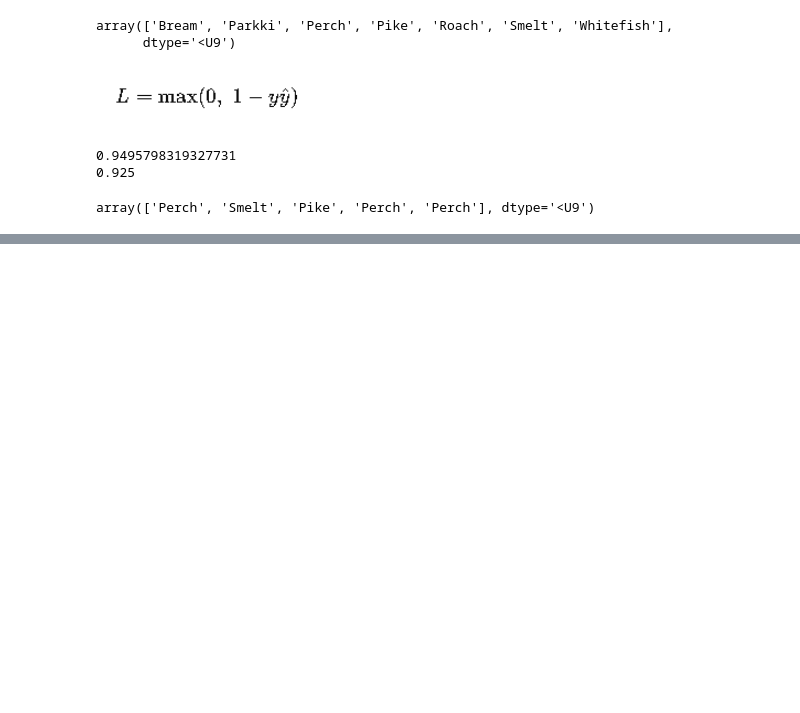
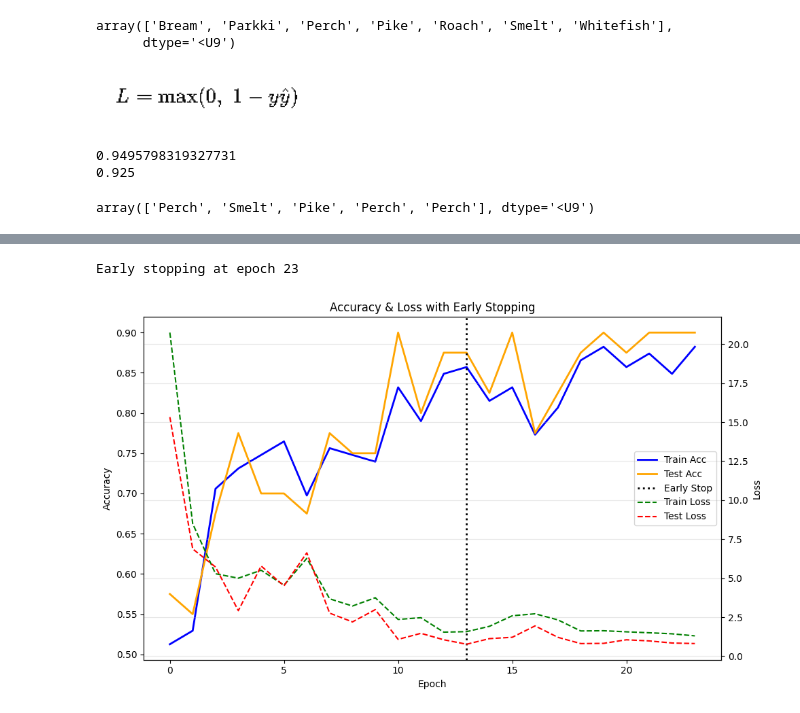
Before and after one commit to lumizel/AI_26, a Jupyter notebook: 04_02_확률적경사하강법.ipynb, the cells around one changed output, grey strips where cells are left out. Drawn from its saved outputs; the diff is of its cells as text; code cells hidden in the pictures; blank space fills up the shorter version.

```diff
--- a/04_02_확률적경사하강법.ipynb
+++ b/04_02_확률적경사하강법.ipynb
@@ -378,0 +463,75 @@ array(['Perch', 'Smelt', 'Pike', 'Perch', 'Perch'], dtype='<U9')
+# %%
+patience = 10
+best_loss = float('inf')
+patience_counter = 0
+early_stop_epoch = 0
+
+train_score_early = []
+test_score_early = []
+train_loss_early = []
+test_loss_early = []
+
+sc_hinge_test_early = SGDClassifier(loss='hinge', max_iter=1, tol=None, random_state=42)
+
+for epoch in range(300):
+    sc_hinge_test_early.partial_fit(train_scaled, train_target, classes=classes)
+
+    # accuracy 저장
+    train_score_early.append(sc_hinge_test_early.score(train_scaled, train_target))
+    test_score_early.append(sc_hinge_test_early.score(test_scaled, test_target))
+
+    # loss 계산
+    train_decision_early = sc_hinge_test_early.decision_function(train_scaled)
+    test_decision_early = sc_hinge_test_early.decision_function(test_scaled)
+
+    current_test_loss = hinge_loss(test_target, test_decision_early)
+    train_loss_early.append(hinge_loss(train_target, train_decision_early))
+    test_loss_early.append(current_test_loss)
+
+    # Early Stopping 체크
+    if current_test_loss < best_loss:
+        best_loss = current_test_loss
+        patience_counter = 0
+        early_stop_epoch = epoch
+    else:
+        patience_counter += 1
+
+    if patience_counter >= patience:
+        print(f"Early stopping at epoch {epoch}")
+        break
+# %% [output]
+Early stopping at epoch 23
+# %%
+fig, ax1 = plt.subplots(figsize=(10,6))
+
+# Accuracy
+ax1.plot(train_score_early, color='blue', linewidth=2, label='Train Acc')
+ax1.plot(test_score_early, color='orange', linewidth=2, label='Test Acc')
+
+# Early stopping 세로선
+ax1.axvline(x=early_stop_epoch,
+            color='black',
+            linestyle=':',
+            linewidth=2,
+            label='Early Stop')
+
+ax1.set_xlabel('Epoch')
+ax1.set_ylabel('Accuracy')
+
+# Loss
+ax2 = ax1.twinx()
+ax2.plot(train_loss_early, color='green', linestyle='--', label='Train Loss')
+ax2.plot(test_loss_early, color='red', linestyle='--', label='Test Loss')
+ax2.set_ylabel('Loss')
+
+# 범례 통합
+lines1, labels1 = ax1.get_legend_handles_labels()
+lines2, labels2 = ax2.get_legend_handles_labels()
+ax1.legend(lines1 + lines2, labels1 + labels2, loc='center right')
+
+plt.title('Accuracy & Loss with Early Stopping')
+plt.grid(alpha=0.3)
+plt.tight_layout()
+plt.show()
+# %% [output]
+[figure, added]
```
Also changed, not shown: parts of 7 cells of this notebook.
